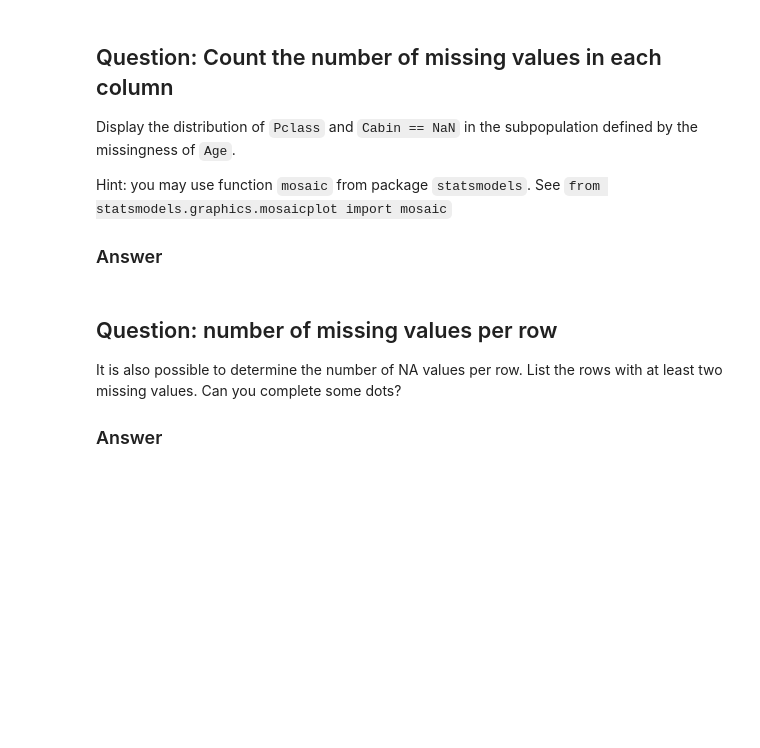
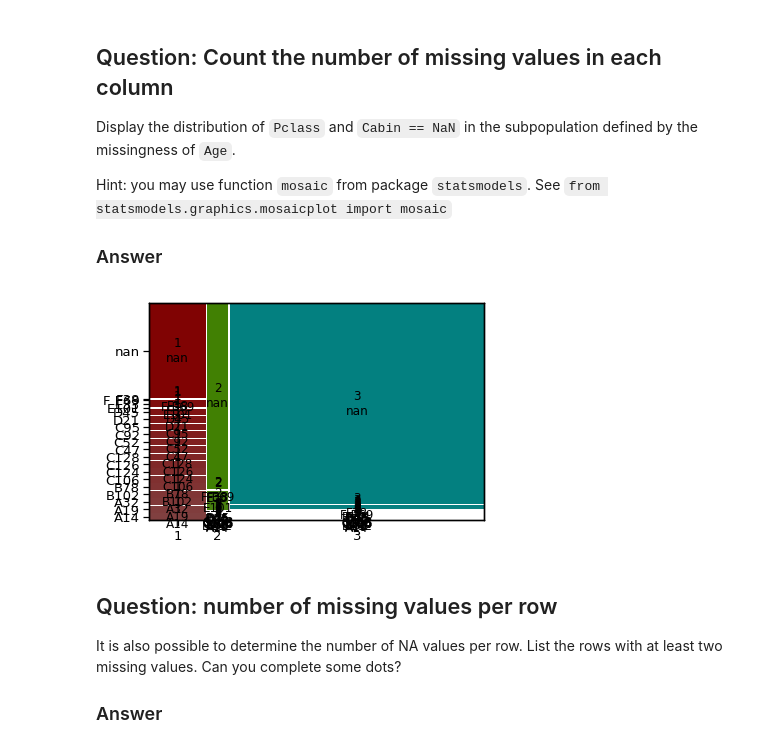
Before and after one commit to anis45/TechBigDataHomeWork, a Jupyter notebook: homework01.ipynb, the cells around one changed output. Saved outputs shown, nothing was run; the diff lists cells and outputs as text; code cells hidden in the pictures; blank space fills up the shorter version.

```diff
--- a/homework01.ipynb
+++ b/homework01.ipynb
@@ -187,3 +208,17 @@ Attempt to automatically infer better types fails.
 # %% [markdown]
 
 ### Answer
+# %%
+sex_dtype = pd.api.types.CategoricalDtype(categories=["Female", "Male",''])
+embarked_dtype = pd.api.types.CategoricalDtype(categories=['S', 'C', 'Q',''])
+cat_Sibsp=pd.api.types.CategoricalDtype(ordered=True)
+cat_Pclass=pd.api.types.CategoricalDtype(ordered=True)
+cat_Parch=pd.api.types.CategoricalDtype(ordered=True)
+
+df=df.astype({"Name":str,"Ticket":str,"Cabin":str,"Survived":bool,"Pclass":cat_Pclass,"SibSp":cat_Sibsp,"Parch":cat_Parch,"Sex":sex_dtype,"Embarked":embarked_dtype})
+
+
+
+
+
+df.dtypes
@@ -204,3 +253,12 @@ Define a function that takes as arguments a `Dataframe` and a list of
 of column names and attempts to cast the corresponding columns to 'category'.
 
 ### Answer
+# %%
+def categorizing(df,cols):
+    for c in cols:
+        cat=pd.api.types.CategoricalDtype()
+        df=df.astype({c:cat})
+    return df
+
+df=categorizing(df,["Ticket"])
+df.dtypes
@@ -227,6 +299,12 @@ Hint: you may use function `mosaic` from package `statsmodels`. See
 `from statsmodels.graphics.mosaicplot import mosaic`
 
 ### Answer
+# %%
+mosaic(df[(df.Age.isna()==True)][['Pclass','Cabin']],['Pclass','Cabin'])
+
+plt.show()
+# %% [output]
+[figure, added]
 # %% [markdown]
 
 
```
Also changed, not shown: parts of 12 cells of this notebook.
